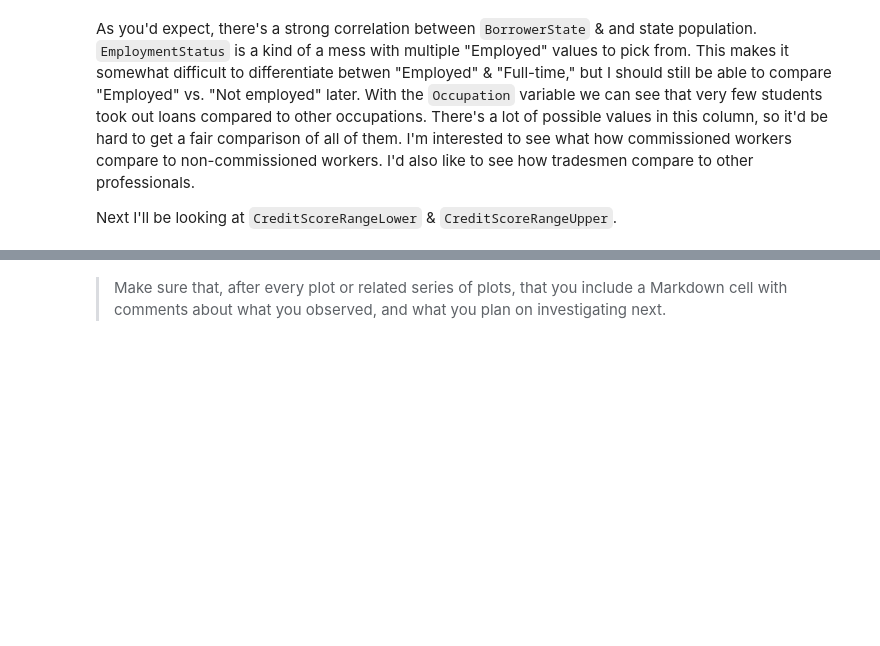
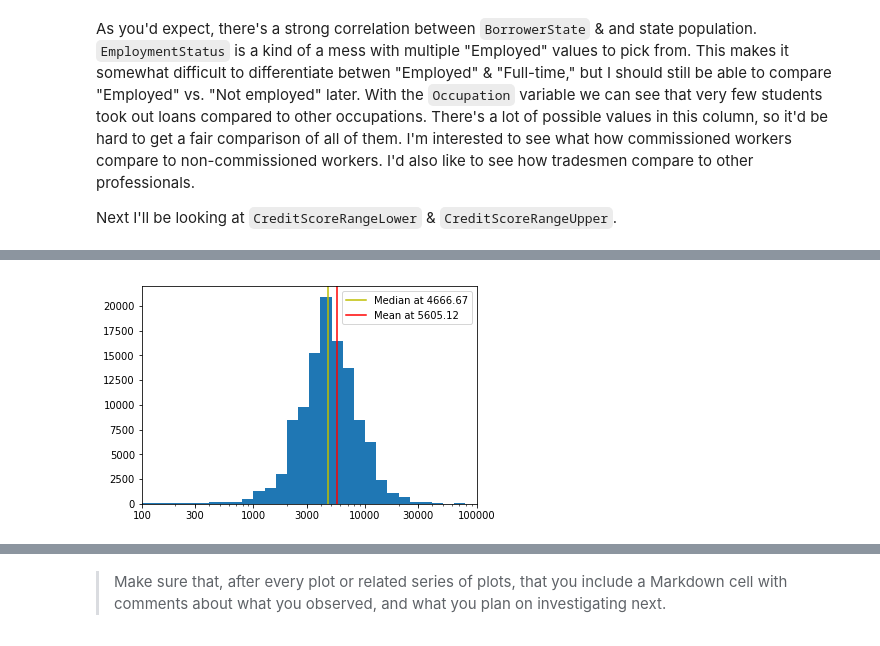
Before and after one commit to iRowebot/prosper_loans_visualizations, a Jupyter notebook: prosper_loans_data_visualization.ipynb, the cells around one changed output, grey strips where cells are left out. Cells and saved outputs as stored; diff of their text form; code cells hidden in the pictures; blank space fills up the shorter version.

```diff
--- a/prosper_loans_data_visualization.ipynb
+++ b/prosper_loans_data_visualization.ipynb
@@ -368,0 +415,13 @@ Above we can see that the `CreditScoreRange` columns are exactly the same shape.
+# %%
+x_ticks = [100, 300, 1000, 3000, 10000, 30000, 100000]
+
+log_bins = 10 ** np.arange(0, np.log10(df.StatedMonthlyIncome.max())+0.1, 0.1)
+plt.hist(df.StatedMonthlyIncome, bins=log_bins, label=None)
+plt.xscale('log')
+plt.xticks(x_ticks, x_ticks)
+plt.axvline(df.StatedMonthlyIncome.median(), color='y', label='Median at {}'.format(round(df.StatedMonthlyIncome.median(), 2)))
+plt.axvline(df.StatedMonthlyIncome.mean(), color='r', label='Mean at {}'.format(round(df.StatedMonthlyIncome.mean(), 2)))
+plt.xlim(100, 100000)
+plt.legend();
+# %% [output]
+[figure, added]
```
Also changed, not shown: parts of 9 cells of this notebook.
